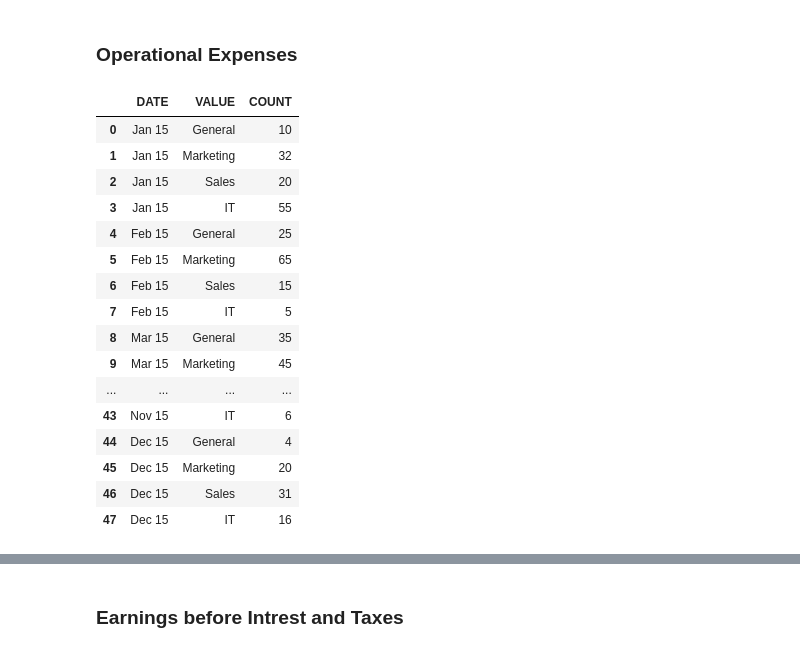
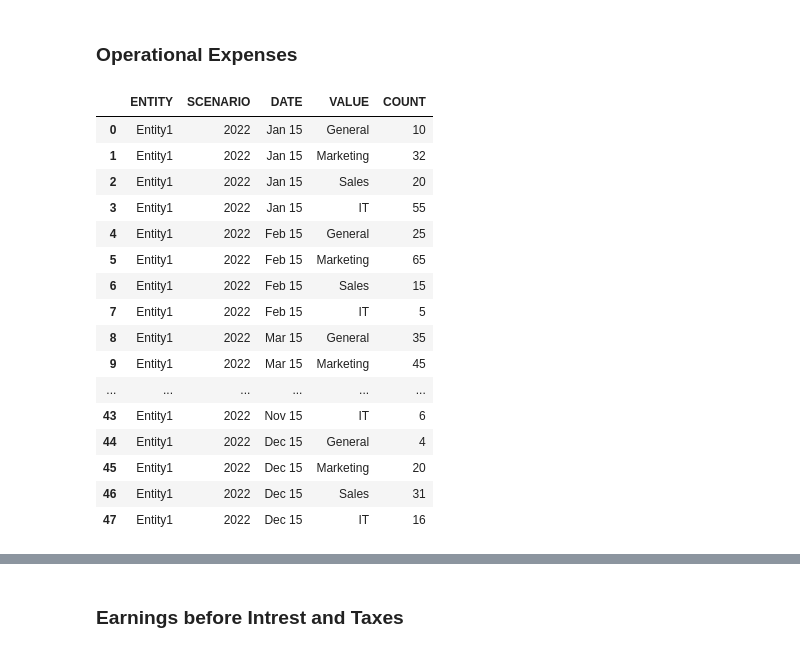
Before and after one commit to jupyter-naas/summer-dashboarding, a Jupyter notebook: dashboards/2-Financial consolidation/financial-consolidation.ipynb, the cells around one changed output, grey strips where cells are left out. Saved outputs shown, nothing was run; the diff lists cells and outputs as text; code cells hidden in the pictures.

```diff
--- a/dashboards/2-Financial consolidation/financial-consolidation.ipynb
+++ b/dashboards/2-Financial consolidation/financial-consolidation.ipynb
@@ -237,26 +169,76 @@ fig = create_barlinechart(df,
 # %% [markdown]
 ### Operational Expenses
 # %%
+data2 = [
+    {"ENTITY": "Entity1", "SCENARIO": "2022","DATE": "Jan 15", "VALUE": 'General', "COUNT": 10},
+    {"ENTITY": "Entity1", "SCENARIO": "2022","DATE": "Jan 15", "VALUE": 'Marketing', "COUNT": 32},
+    {"ENTITY": "Entity1", "SCENARIO": "2022","DATE": "Jan 15", "VALUE": 'Sales', "COUNT": 20},
+    {"ENTITY": "Entity1", "SCENARIO": "2022","DATE": "Jan 15", "VALUE": 'IT', "COUNT": 55},
+    {"ENTITY": "Entity1", "SCENARIO": "2022","DATE": "Feb 15", "VALUE": 'General', "COUNT": 25},
+    {"ENTITY": "Entity1", "SCENARIO": "2022","DATE": "Feb 15", "VALUE": 'Marketing', "COUNT": 65},
+    {"ENTITY": "Entity1", "SCENARIO": "2022","DATE": "Feb 15", "VALUE": 'Sales', "COUNT": 15},
+    {"ENTITY": "Entity1", "SCENARIO": "2022","DATE": "Feb 15", "VALUE": 'IT', "COUNT": 5},
+    {"ENTITY": "Entity1", "SCENARIO": "2022","DATE": "Mar 15", "VALUE": 'General', "COUNT": 35},
+    {"ENTITY": "Entity1", "SCENARIO": "2022","DATE": "Mar 15", "VALUE": 'Marketing', "COUNT": 45},
+    {"ENTITY": "Entity1", "SCENARIO": "2022","DATE": "Mar 15", "VALUE": 'Sales', "COUNT": 25},
+    {"ENTITY": "Entity1", "SCENARIO": "2022","DATE": "Mar 15", "VALUE": 'IT', "COUNT": 5},
+    {"ENTITY": "Entity1", "SCENARIO": "2022","DATE": "Apr 15", "VALUE": 'General', "COUNT": 25},
+    {"ENTITY": "Entity1", "SCENARIO": "2022","DATE": "Apr 15", "VALUE": 'Marketing', "COUNT": 5},
+    {"ENTITY": "Entity1", "SCENARIO": "2022","DATE": "Apr 15", "VALUE": 'Sales', "COUNT": 15},
+    {"ENTITY": "Entity1", "SCENARIO": "2022","DATE": "Apr 15", "VALUE": 'IT', "COUNT": 10},
+    {"ENTITY": "Entity1", "SCENARIO": "2022","DATE": "May 15", "VALUE": 'General', "COUNT": 12},
+    {"ENTITY": "Entity1", "SCENARIO": "2022","DATE": "May 15", "VALUE": 'Marketing', "COUNT": 14},
+    {"ENTITY": "Entity1", "SCENARIO": "2022","DATE": "May 15", "VALUE": 'Sales', "COUNT": 20},
+    {"ENTITY": "Entity1", "SCENARIO": "2022","DATE": "May 15", "VALUE": 'IT', "COUNT": 19},
+    {"ENTITY": "Entity1", "SCENARIO": "2022","DATE": "Jun 15", "VALUE": 'General', "COUNT": 16},
+    {"ENTITY": "Entity1", "SCENARIO": "2022","DATE": "Jun 15", "VALUE": 'Marketing', "COUNT": 42},
+    {"ENTITY": "Entity1", "SCENARIO": "2022","DATE": "Jun 15", "VALUE": 'Sales', "COUNT": 10},
+    {"ENTITY": "Entity1", "SCENARIO": "2022","DATE": "Jun 15", "VALUE": 'IT', "COUNT": 5},
+    {"ENTITY": "Entity1", "SCENARIO": "2022","DATE": "Jul 15", "VALUE": 'General', "COUNT": 22},
+    {"ENTITY": "Entity1", "SCENARIO": "2022","DATE": "Jul 15", "VALUE": 'Marketing', "COUNT": 26},
+    {"ENTITY": "Entity1", "SCENARIO": "2022","DATE": "Jul 15", "VALUE": 'Sales', "COUNT": 15},
+    {"ENTITY": "Entity1", "SCENARIO": "2022","DATE": "Jul 15", "VALUE": 'IT', "COUNT": 5},
+    {"ENTITY": "Entity1", "SCENARIO": "2022","DATE": "Aug 15", "VALUE": 'General', "COUNT": 12},
+    {"ENTITY": "Entity1", "SCENARIO": "2022","DATE": "Aug 15", "VALUE": 'Marketing', "COUNT": 17},
+    {"ENTITY": "Entity1", "SCENARIO": "2022","DATE": "Aug 15", "VALUE": 'Sales', "COUNT": 20},
+    {"ENTITY": "Entity1", "SCENARIO": "2022","DATE": "Aug 15", "VALUE": 'IT', "COUNT": 25},
+    {"ENTITY": "Entity1", "SCENARIO": "2022","DATE": "Sep 15", "VALUE": 'General', "COUNT": 25},
+    {"ENTITY": "Entity1", "SCENARIO": "2022","DATE": "Sep 15", "VALUE": 'Marketing', "COUNT": 17},
+    {"ENTITY": "Entity1", "SCENARIO": "2022","DATE": "Sep 15", "VALUE": 'Sales', "COUNT": 18},
+    {"ENTITY": "Entity1", "SCENARIO": "2022","DATE": "Sep 15", "VALUE": 'IT', "COUNT": 19},
+    {"ENTITY": "Entity1", "SCENARIO": "2022","DATE": "Oct 15", "VALUE": 'General', "COUNT": 23},
+    {"ENTITY": "Entity1", "SCENARIO": "2022","DATE": "Oct 15", "VALUE": 'Marketing', "COUNT": 22},
+    {"ENTITY": "Entity1", "SCENARIO": "2022","DATE": "Oct 15", "VALUE": 'Sales', "COUNT": 26},
+    {"ENTITY": "Entity1", "SCENARIO": "2022","DATE": "Oct 15", "VALUE": 'IT', "COUNT": 8},
+    {"ENTITY": "Entity1", "SCENARIO": "2022","DATE": "Nov 15", "VALUE": 'General', "COUNT": 4},
+    {"ENTITY": "Entity1", "SCENARIO": "2022","DATE": "Nov 15", "VALUE": 'Marketing', "COUNT": 41},
+    {"ENTITY": "Entity1", "SCENARIO": "2022","DATE": "Nov 15", "VALUE": 'Sales', "COUNT": 3},
+    {"ENTITY": "Entity1", "SCENARIO": "2022","DATE": "Nov 15", "VALUE": 'IT', "COUNT": 6},
+    {"ENTITY": "Entity1", "SCENARIO": "2022","DATE": "Dec 15", "VALUE": 'General', "COUNT": 4},
+    {"ENTITY": "Entity1", "SCENARIO": "2022","DATE": "Dec 15", "VALUE": 'Marketing', "COUNT": 20},
+    {"ENTITY": "Entity1", "SCENARIO": "2022","DATE": "Dec 15", "VALUE": 'Sales', "COUNT": 31},
+    {"ENTITY": "Entity1", "SCENARIO": "2022","DATE": "Dec 15", "VALUE": 'IT', "COUNT": 16},
+]
 df2 = pd.DataFrame(data2)
 df2
 # %% [output]
-|  | DATE | VALUE | COUNT |
-| 0 | Jan 15 | General | 10 |
-| 1 | Jan 15 | Marketing | 32 |
-| 2 | Jan 15 | Sales | 20 |
-| 3 | Jan 15 | IT | 55 |
-| 4 | Feb 15 | General | 25 |
-| 5 | Feb 15 | Marketing | 65 |
-| 6 | Feb 15 | Sales | 15 |
-| 7 | Feb 15 | IT | 5 |
-| 8 | Mar 15 | General | 35 |
-| 9 | Mar 15 | Marketing | 45 |
-| ... | ... | ... | ... |
-| 43 | Nov 15 | IT | 6 |
-| 44 | Dec 15 | General | 4 |
-| 45 | Dec 15 | Marketing | 20 |
-| 46 | Dec 15 | Sales | 31 |
-| 47 | Dec 15 | IT | 16 |
+|  | ENTITY | SCENARIO | DATE | VALUE | COUNT |
+| 0 | Entity1 | 2022 | Jan 15 | General | 10 |
+| 1 | Entity1 | 2022 | Jan 15 | Marketing | 32 |
+| 2 | Entity1 | 2022 | Jan 15 | Sales | 20 |
+| 3 | Entity1 | 2022 | Jan 15 | IT | 55 |
+| 4 | Entity1 | 2022 | Feb 15 | General | 25 |
+| 5 | Entity1 | 2022 | Feb 15 | Marketing | 65 |
+| 6 | Entity1 | 2022 | Feb 15 | Sales | 15 |
+| 7 | Entity1 | 2022 | Feb 15 | IT | 5 |
+| 8 | Entity1 | 2022 | Mar 15 | General | 35 |
+| 9 | Entity1 | 2022 | Mar 15 | Marketing | 45 |
+| ... | ... | ... | ... | ... | ... |
+| 43 | Entity1 | 2022 | Nov 15 | IT | 6 |
+| 44 | Entity1 | 2022 | Dec 15 | General | 4 |
+| 45 | Entity1 | 2022 | Dec 15 | Marketing | 20 |
+| 46 | Entity1 | 2022 | Dec 15 | Sales | 31 |
+| 47 | Entity1 | 2022 | Dec 15 | IT | 16 |
 # %%
 def stacked_bar(df2, labels, values):
     fig3 = px.bar(df2, x="DATE", y="COUNT", color="VALUE",
```
Also changed, not shown: parts of 12 cells of this notebook.
